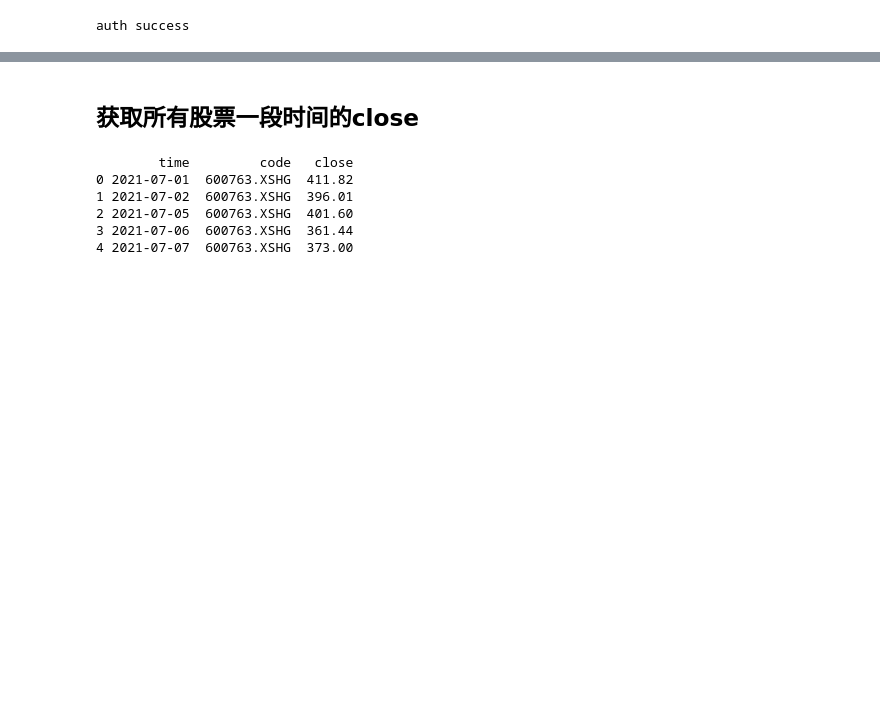
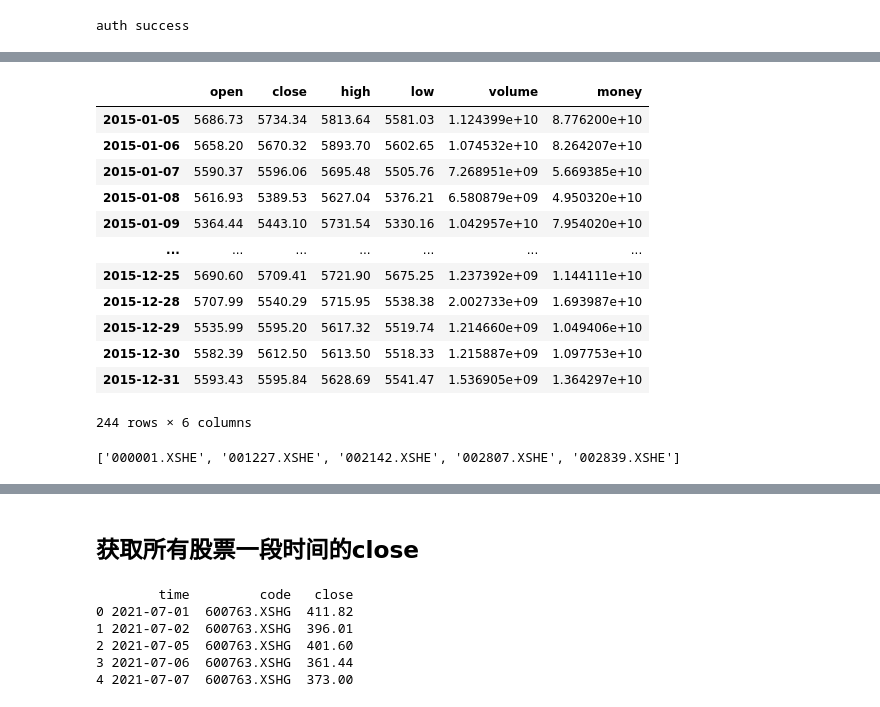
Before and after one commit to EvanHong99/GraduationProject_Fin, a Jupyter notebook: test.ipynb, the cells around one changed output, grey strips where cells are left out. Cells and saved outputs as stored; diff of their text form; code cells hidden in the pictures; blank space fills up the shorter version.

```diff
--- a/test.ipynb
+++ b/test.ipynb
@@ -19,0 +104,21 @@ def fill_code(code):
+# %%
+get_price('399951.XSHE', start_date=None, end_date=None, frequency='daily', fields=None, skip_paused=True, fq='pre', count=None)
+# %% [output]
+|  | open | close | high | low | volume | money |
+| 2015-01-05 | 5686.73 | 5734.34 | 5813.64 | 5581.03 | 1.124399e+10 | 8.776200e+10 |
+| 2015-01-06 | 5658.20 | 5670.32 | 5893.70 | 5602.65 | 1.074532e+10 | 8.264207e+10 |
+| 2015-01-07 | 5590.37 | 5596.06 | 5695.48 | 5505.76 | 7.268951e+09 | 5.669385e+10 |
+| 2015-01-08 | 5616.93 | 5389.53 | 5627.04 | 5376.21 | 6.580879e+09 | 4.950320e+10 |
+| 2015-01-09 | 5364.44 | 5443.10 | 5731.54 | 5330.16 | 1.042957e+10 | 7.954020e+10 |
+| ... | ... | ... | ... | ... | ... | ... |
+| 2015-12-25 | 5690.60 | 5709.41 | 5721.90 | 5675.25 | 1.237392e+09 | 1.144111e+10 |
+| 2015-12-28 | 5707.99 | 5540.29 | 5715.95 | 5538.38 | 2.002733e+09 | 1.693987e+10 |
+| 2015-12-29 | 5535.99 | 5595.20 | 5617.32 | 5519.74 | 1.214660e+09 | 1.049406e+10 |
+| 2015-12-30 | 5582.39 | 5612.50 | 5613.50 | 5518.33 | 1.215887e+09 | 1.097753e+10 |
+| 2015-12-31 | 5593.43 | 5595.84 | 5628.69 | 5541.47 | 1.536905e+09 | 1.364297e+10 |
+244 rows × 6 columns
+# %%
+bank_codes=get_industry_stocks('801780', date=None)
+bank_codes[:5]
+# %% [output]
+['000001.XSHE', '001227.XSHE', '002142.XSHE', '002807.XSHE', '002839.XSHE']
```
Also changed, not shown: parts of 17 cells of this notebook, 8 other files.
